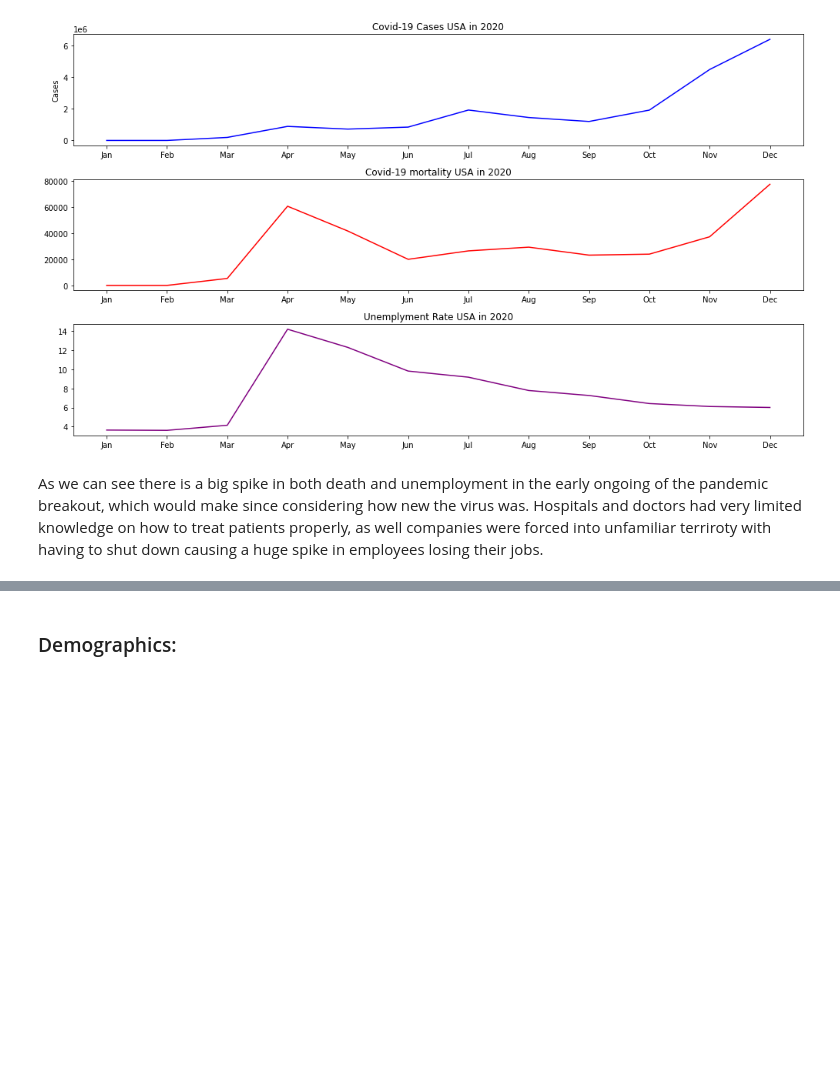
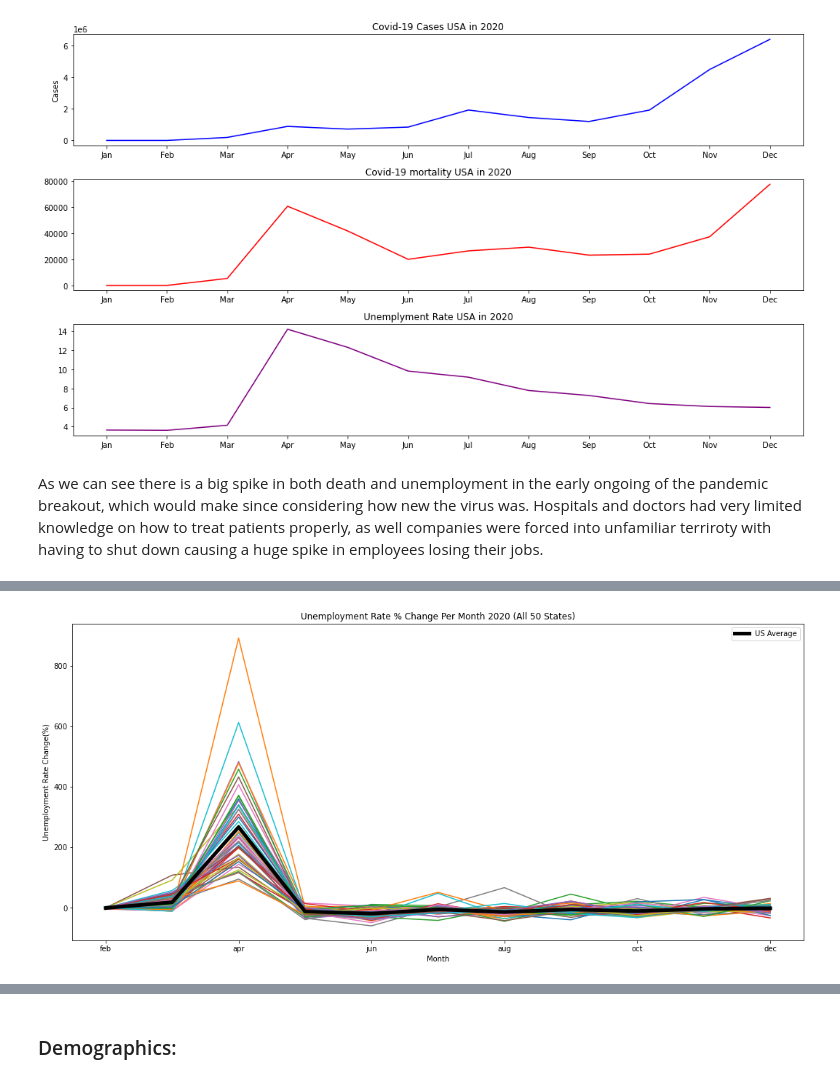
Before and after one commit to mrhartnett10/Covid19-Clustering-Demographic-Analysis-Group-Project, a Jupyter notebook: MH-YH-EDA-Combo.ipynb, the cells around one changed output, grey strips where cells are left out. Saved outputs shown, nothing was run; the diff lists cells and outputs as text; code cells hidden in the pictures; blank space fills up the shorter version.

```diff
--- a/MH-YH-EDA-Combo.ipynb
+++ b/MH-YH-EDA-Combo.ipynb
@@ -185,0 +267,5 @@ As we can see there is a big spike in both death and unemployment in the early o
+# %%
+#Creating a dataframe comparing changes month over month
+
+percent_change = data.pct_change() * 100
+percent_change = percent_change.dropna()
@@ -185,0 +282,15 @@ As we can see there is a big spike in both death and unemployment in the early o
+# %%
+average_pct_change = percent_change.mean(axis = 1)
+# %%
+#Plotting unemployment rate percent change per month of all states and the US average per month
+#to get a general idea of the movement
+
+plt.figure(figsize = (18, 8))
+for i in percent_change.columns:
+    percent_change[i].plot()
+average_pct_change.plot(linewidth = 5, color = 'black', legend = True, label = 'US Average')
+plt.title('Unemployment Rate % Change Per Month 2020 (All 50 States)')
+plt.xlabel('Month')
+plt.ylabel('Unemployment Rate Change(%)');
+# %% [output]
+[figure, added]
```
Also changed, not shown: parts of 36 cells of this notebook.
